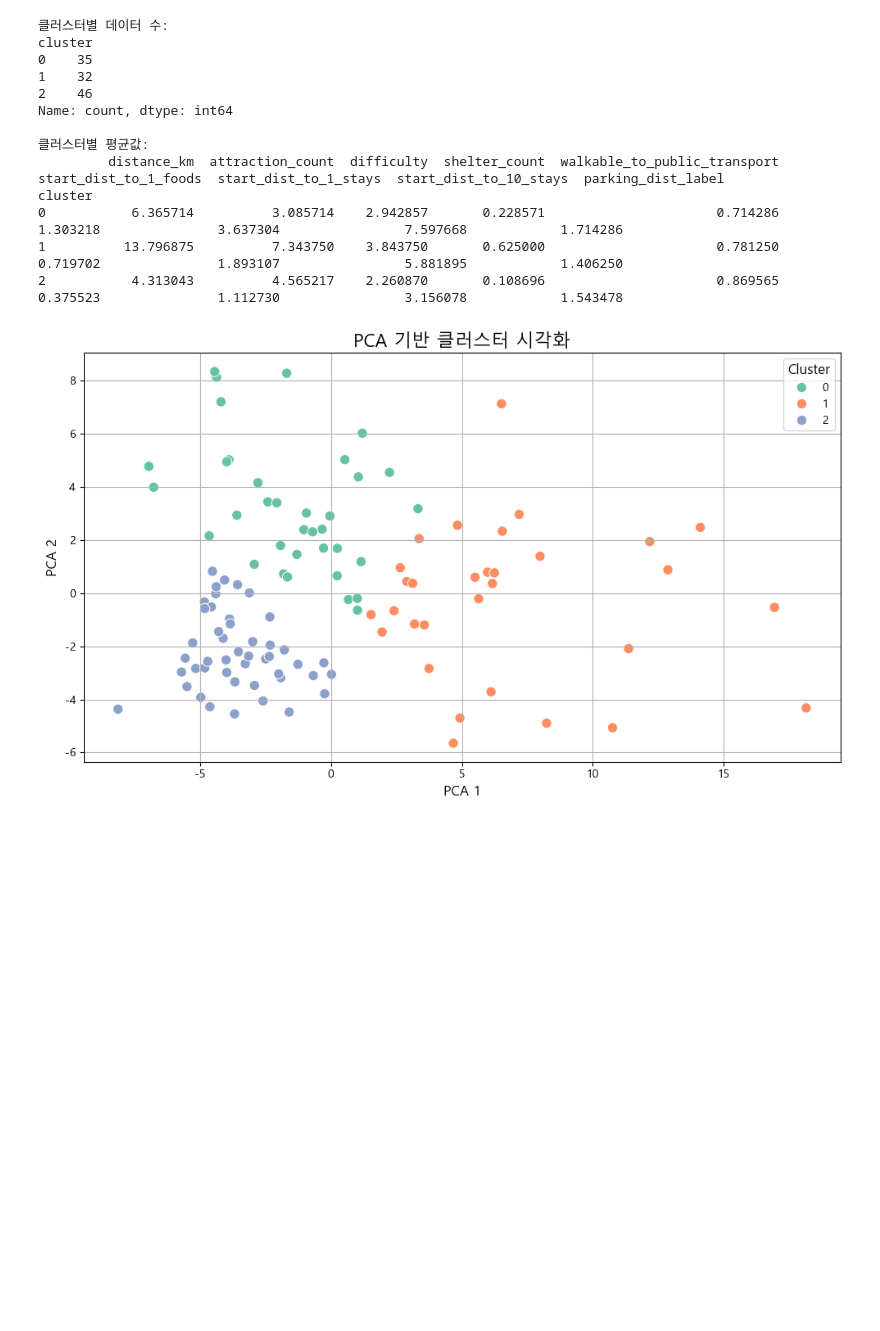
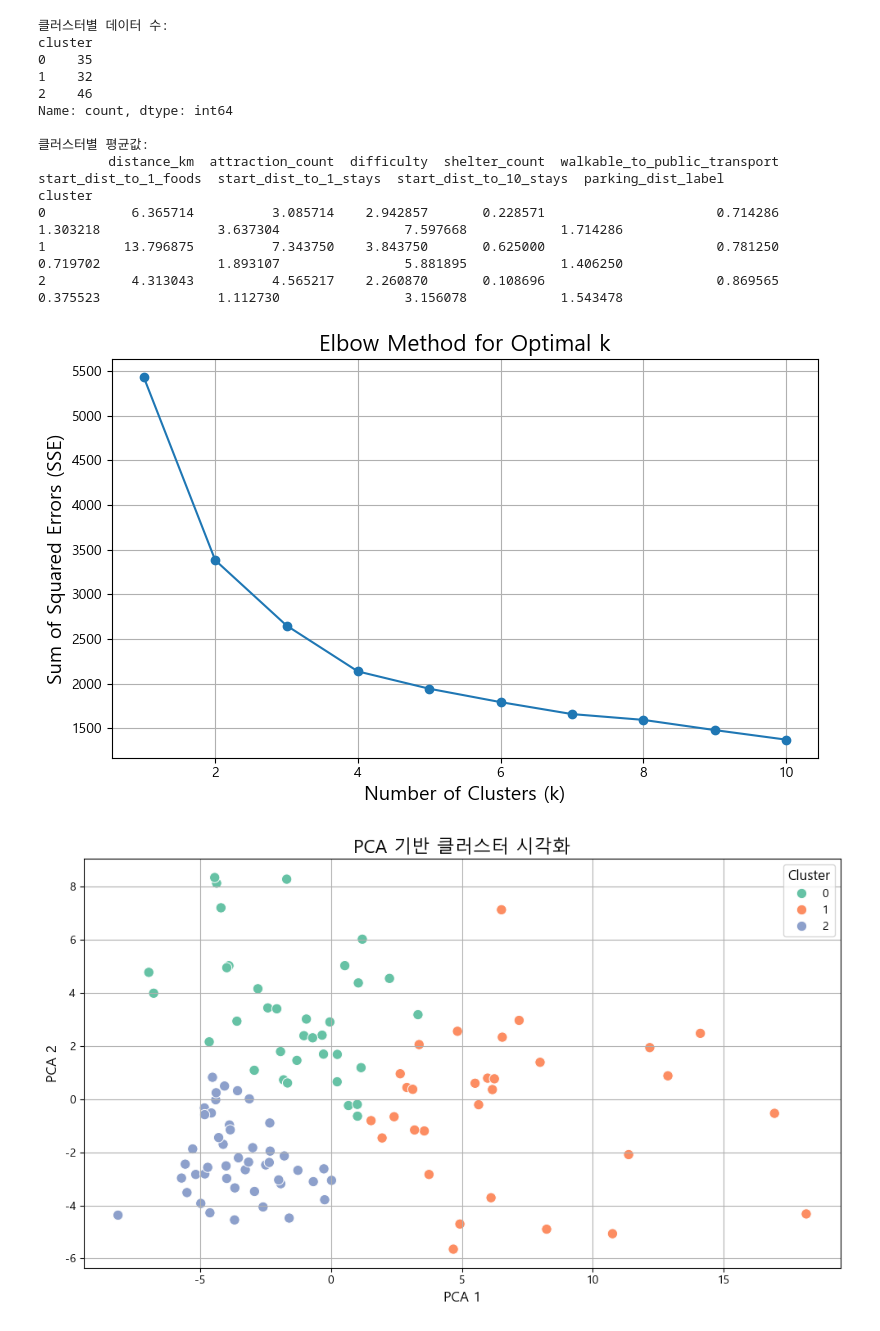
Before and after one commit to saeraniren/japchodan_contest, a Jupyter notebook: yoochang_clustering.ipynb, the cells around one changed output. Cells and saved outputs as stored; diff of their text form; code cells hidden in the pictures; blank space fills up the shorter version.

Commit message:
0702_clustering

```diff
--- a/yoochang_clustering.ipynb
+++ b/yoochang_clustering.ipynb
@@ -998,6 +998,31 @@ cluster
 0           6.365714          3.085714    2.942857       0.228571                      0.714286               1.303218               3.637304                7.597668            1.714286
 1          13.796875          7.343750    3.843750       0.625000                      0.781250               0.719702               1.893107                5.881895            1.406250
 2           4.313043          4.565217    2.260870       0.108696                      0.869565               0.375523               1.112730                3.156078            1.543478
+# %%
+from sklearn.cluster import KMeans
+import matplotlib.pyplot as plt
+
+# 엘보우 메소드용 SSE(오차제곱합) 저장 리스트
+sse = []
+k_range = range(1, 11)  # k = 1~10까지
+
+# KMeans 반복 수행
+for k in k_range:
+    kmeans = KMeans(n_clusters=k, random_state=42, n_init=10)
+    kmeans.fit(cluster_df_reduced)
+    sse.append(kmeans.inertia_)  # inertia_는 SSE 값
+
+# 엘보우 플롯 그리기
+plt.figure(figsize=(8, 5))
+plt.plot(k_range, sse, marker='o')
+plt.title('Elbow Method for Optimal k', fontsize=16)
+plt.xlabel('Number of Clusters (k)', fontsize=14)
+plt.ylabel('Sum of Squared Errors (SSE)', fontsize=14)
+plt.grid(True)
+plt.tight_layout()
+plt.show()
+# %% [output]
+[figure, added]
 # %%
 from sklearn.decomposition import PCA
 import matplotlib.pyplot as plt
```
Also changed, not shown: parts of 10 cells of this notebook.
